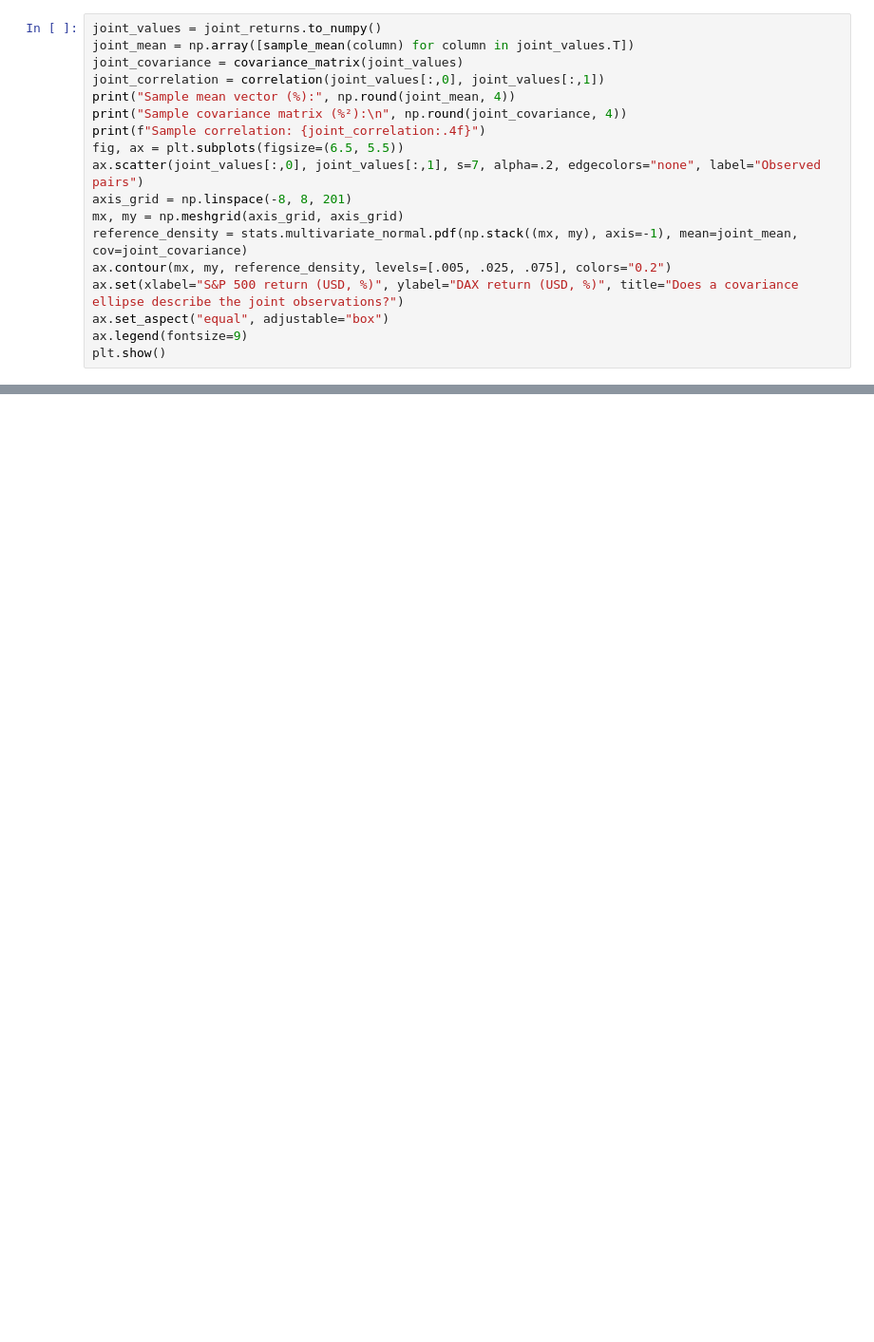
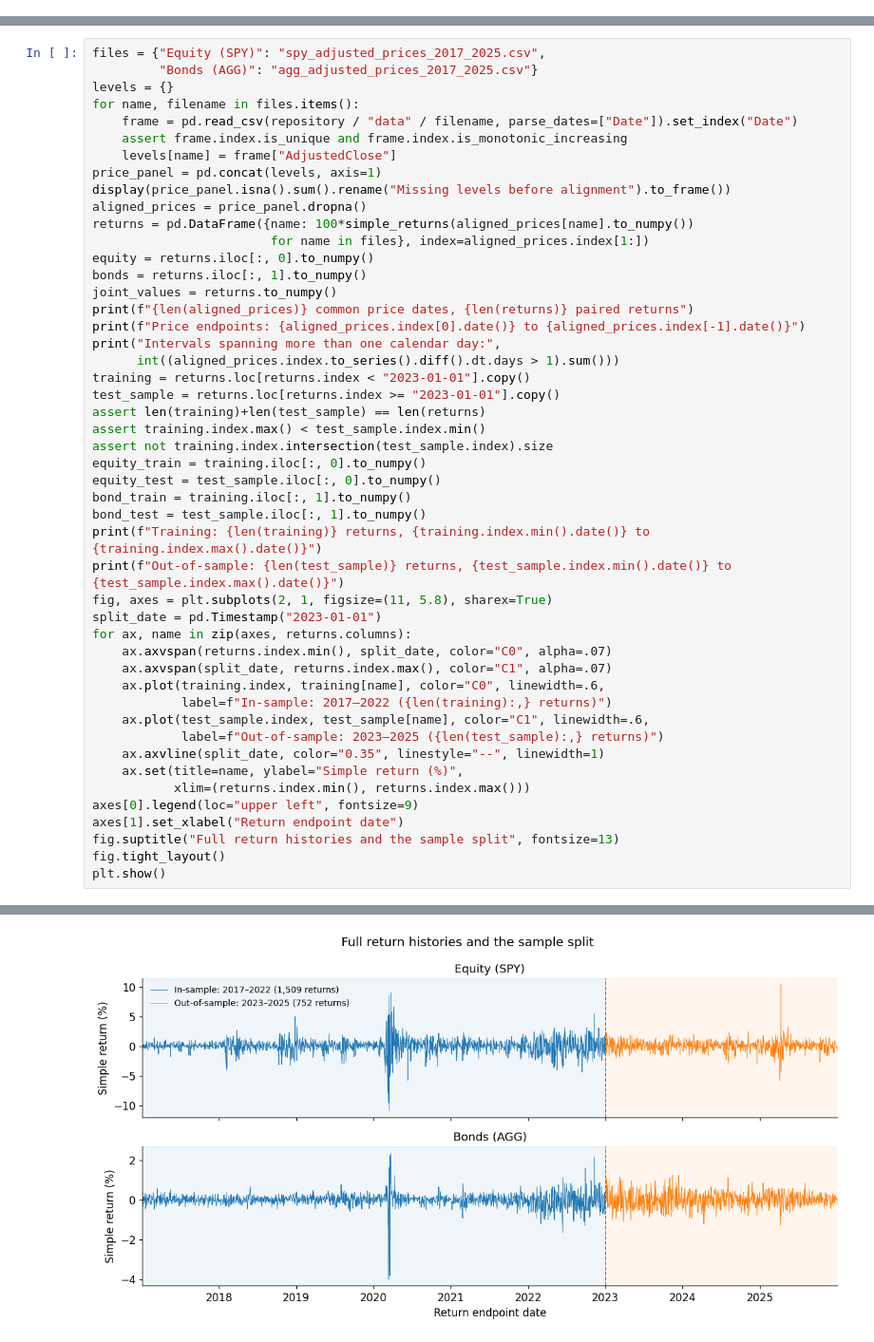
Before and after one commit to jacobkorsgaard/finance-statistical-methods-library, a Jupyter notebook: notebooks/06_empirical_distributions_and_risk.ipynb, the cells around one changed output, grey strips where cells are left out. Shown at 95% size. Drawn from its saved outputs; the diff is of its cells as text; blank space fills up the shorter version.

Commit message:
Apply distribution models to equity and bond returns out of sample

```diff
--- a/notebooks/06_empirical_distributions_and_risk.ipynb
+++ b/notebooks/06_empirical_distributions_and_risk.ipynb
@@ -368,18 +0,0 @@ For illustration, I plot the date-aligned USD return pairs with a fitted bivaria
-# %%
-joint_values = joint_returns.to_numpy()
-joint_mean = np.array([sample_mean(column) for column in joint_values.T])
-joint_covariance = covariance_matrix(joint_values)
-joint_correlation = correlation(joint_values[:,0], joint_values[:,1])
-print("Sample mean vector (%):", np.round(joint_mean, 4))
-print("Sample covariance matrix (%²):\n", np.round(joint_covariance, 4))
-print(f"Sample correlation: {joint_correlation:.4f}")
-fig, ax = plt.subplots(figsize=(6.5, 5.5))
-ax.scatter(joint_values[:,0], joint_values[:,1], s=7, alpha=.2, edgecolors="none", label="Observed pairs")
-axis_grid = np.linspace(-8, 8, 201)
-mx, my = np.meshgrid(axis_grid, axis_grid)
-reference_density = stats.multivariate_normal.pdf(np.stack((mx, my), axis=-1), mean=joint_mean, cov=joint_covariance)
-ax.contour(mx, my, reference_density, levels=[.005, .025, .075], colors="0.2")
-ax.set(xlabel="S&P 500 return (USD, %)", ylabel="DAX return (USD, %)", title="Does a covariance ellipse describe the joint observations?")
-ax.set_aspect("equal", adjustable="box")
-ax.legend(fontsize=9)
-plt.show()
@@ -467,0 +71,49 @@ The later notebooks model dependence through time and changing conditional volat
+# %%
+files = {"Equity (SPY)": "spy_adjusted_prices_2017_2025.csv",
+         "Bonds (AGG)": "agg_adjusted_prices_2017_2025.csv"}
+levels = {}
+for name, filename in files.items():
+    frame = pd.read_csv(repository / "data" / filename, parse_dates=["Date"]).set_index("Date")
+    assert frame.index.is_unique and frame.index.is_monotonic_increasing
+    levels[name] = frame["AdjustedClose"]
+price_panel = pd.concat(levels, axis=1)
+display(price_panel.isna().sum().rename("Missing levels before alignment").to_frame())
+aligned_prices = price_panel.dropna()
+returns = pd.DataFrame({name: 100*simple_returns(aligned_prices[name].to_numpy())
+                        for name in files}, index=aligned_prices.index[1:])
+equity = returns.iloc[:, 0].to_numpy()
+bonds = returns.iloc[:, 1].to_numpy()
+joint_values = returns.to_numpy()
+print(f"{len(aligned_prices)} common price dates, {len(returns)} paired returns")
+print(f"Price endpoints: {aligned_prices.index[0].date()} to {aligned_prices.index[-1].date()}")
+print("Intervals spanning more than one calendar day:",
+      int((aligned_prices.index.to_series().diff().dt.days > 1).sum()))
+training = returns.loc[returns.index < "2023-01-01"].copy()
+test_sample = returns.loc[returns.index >= "2023-01-01"].copy()
+assert len(training)+len(test_sample) == len(returns)
+assert training.index.max() < test_sample.index.min()
+assert not training.index.intersection(test_sample.index).size
+equity_train = training.iloc[:, 0].to_numpy()
+equity_test = test_sample.iloc[:, 0].to_numpy()
+bond_train = training.iloc[:, 1].to_numpy()
+bond_test = test_sample.iloc[:, 1].to_numpy()
+print(f"Training: {len(training)} returns, {training.index.min().date()} to {training.index.max().date()}")
+print(f"Out-of-sample: {len(test_sample)} returns, {test_sample.index.min().date()} to {test_sample.index.max().date()}")
+fig, axes = plt.subplots(2, 1, figsize=(11, 5.8), sharex=True)
+split_date = pd.Timestamp("2023-01-01")
+for ax, name in zip(axes, returns.columns):
+    ax.axvspan(returns.index.min(), split_date, color="C0", alpha=.07)
+    ax.axvspan(split_date, returns.index.max(), color="C1", alpha=.07)
+    ax.plot(training.index, training[name], color="C0", linewidth=.6,
+            label=f"In-sample: 2017–2022 ({len(training):,} returns)")
+    ax.plot(test_sample.index, test_sample[name], color="C1", linewidth=.6,
+            label=f"Out-of-sample: 2023–2025 ({len(test_sample):,} returns)")
+    ax.axvline(split_date, color="0.35", linestyle="--", linewidth=1)
+    ax.set(title=name, ylabel="Simple return (%)",
+           xlim=(returns.index.min(), returns.index.max()))
+axes[0].legend(loc="upper left", fontsize=9)
+axes[1].set_xlabel("Return endpoint date")
+fig.suptitle("Full return histories and the sample split", fontsize=13)
+fig.tight_layout()
+plt.show()
+# %% [output]
@@ -467,0 +128 @@ The later notebooks model dependence through time and changing conditional volat
+[figure, added]
```
Also changed, not shown: parts of 82 cells of this notebook, 10 other files.
